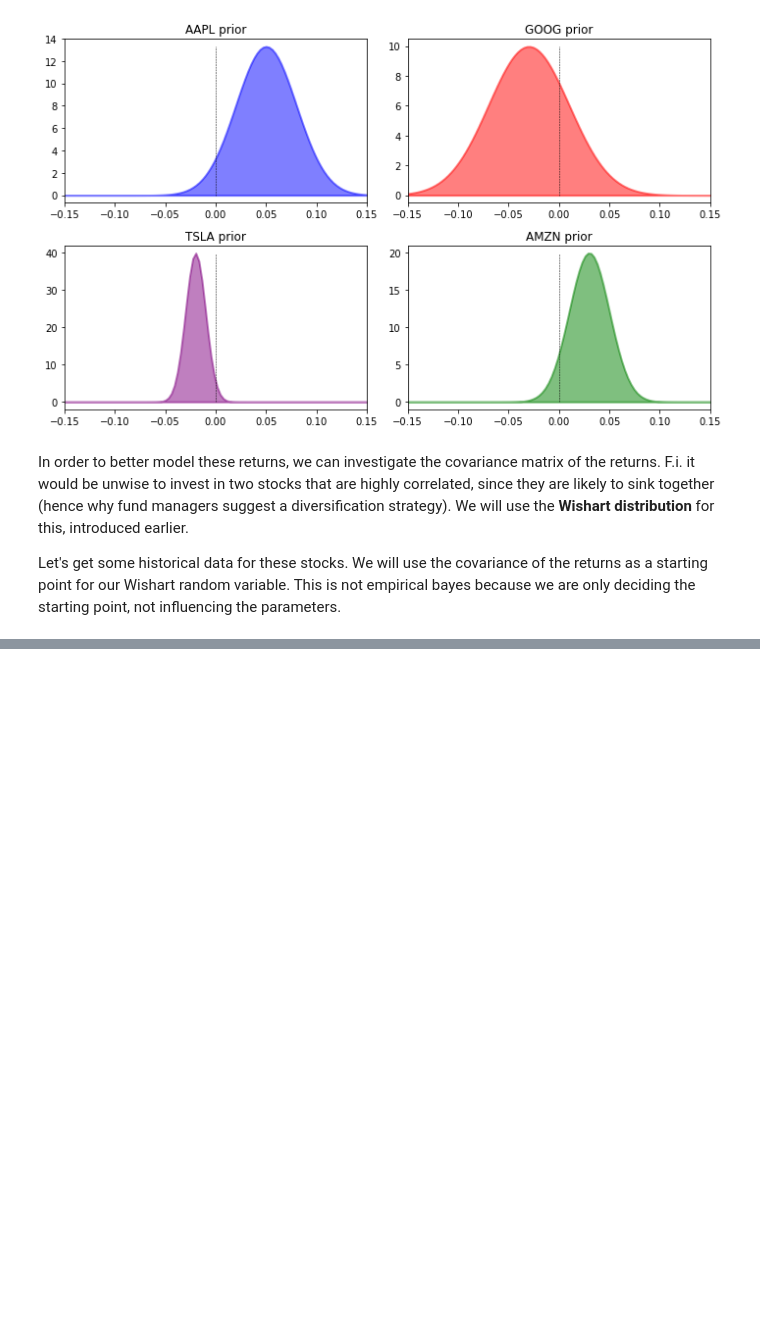
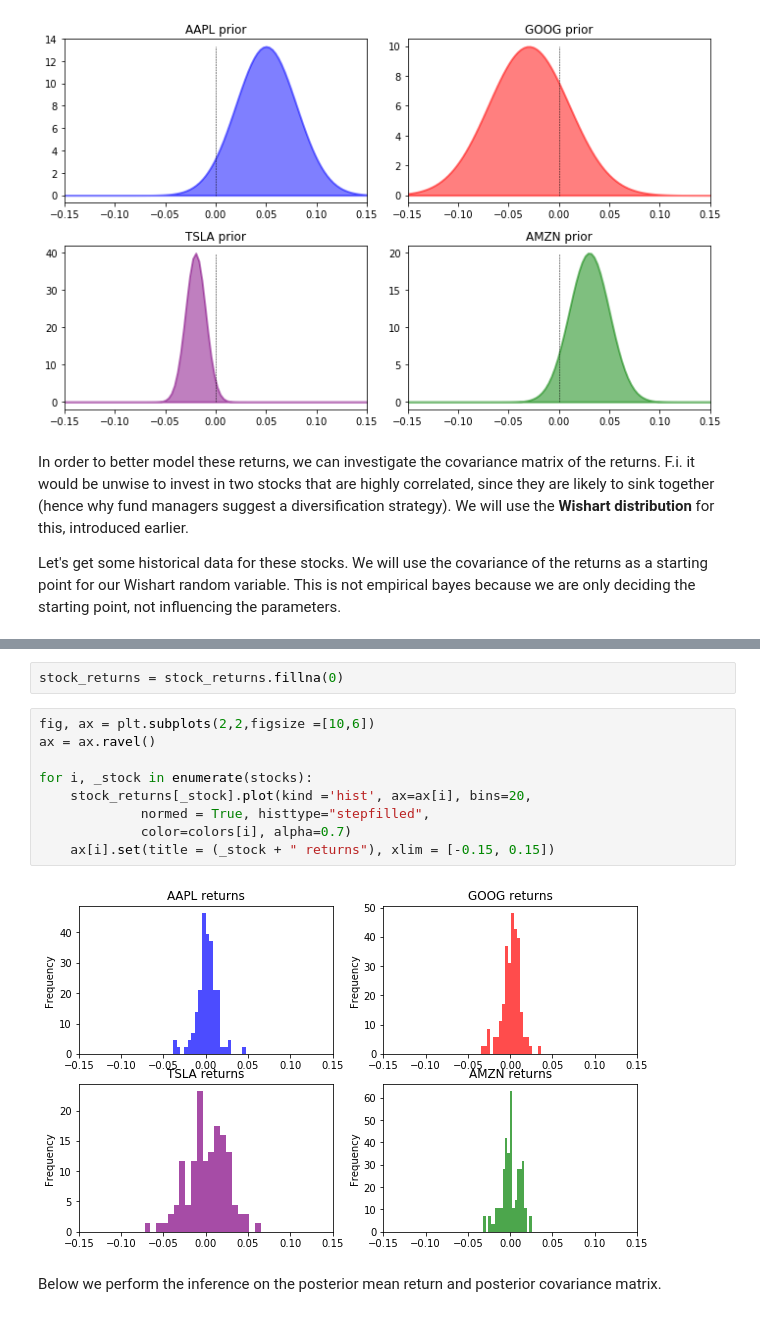
Before and after one commit to rmania/datascience, a Jupyter notebook: ubc_ml/06_Bayesian_stats_extra.ipynb, the cells around one changed output, grey strips where cells are left out. Cells and saved outputs as stored; diff of their text form; blank space fills up the shorter version.

```diff
--- a/ubc_ml/06_Bayesian_stats_extra.ipynb
+++ b/ubc_ml/06_Bayesian_stats_extra.ipynb
@@ -381,0 +430,15 @@ URLError: <urlopen error [Errno 11001] getaddrinfo failed>
+# %%
+stock_returns = stock_returns.fillna(0)
+# %%
+fig, ax = plt.subplots(2,2,figsize =[10,6])
+ax = ax.ravel()
+
+for i, _stock in enumerate(stocks):
+    stock_returns[_stock].plot(kind ='hist', ax=ax[i], bins=20,
+             normed = True, histtype="stepfilled",
+             color=colors[i], alpha=0.7)
+    ax[i].set(title = (_stock + " returns"), xlim = [-0.15, 0.15])
+# %% [output]
+[figure, added]
+# %% [markdown]
+Below we perform the inference on the posterior mean return and posterior covariance matrix.
```
Also changed, not shown: parts of 14 cells of this notebook.
